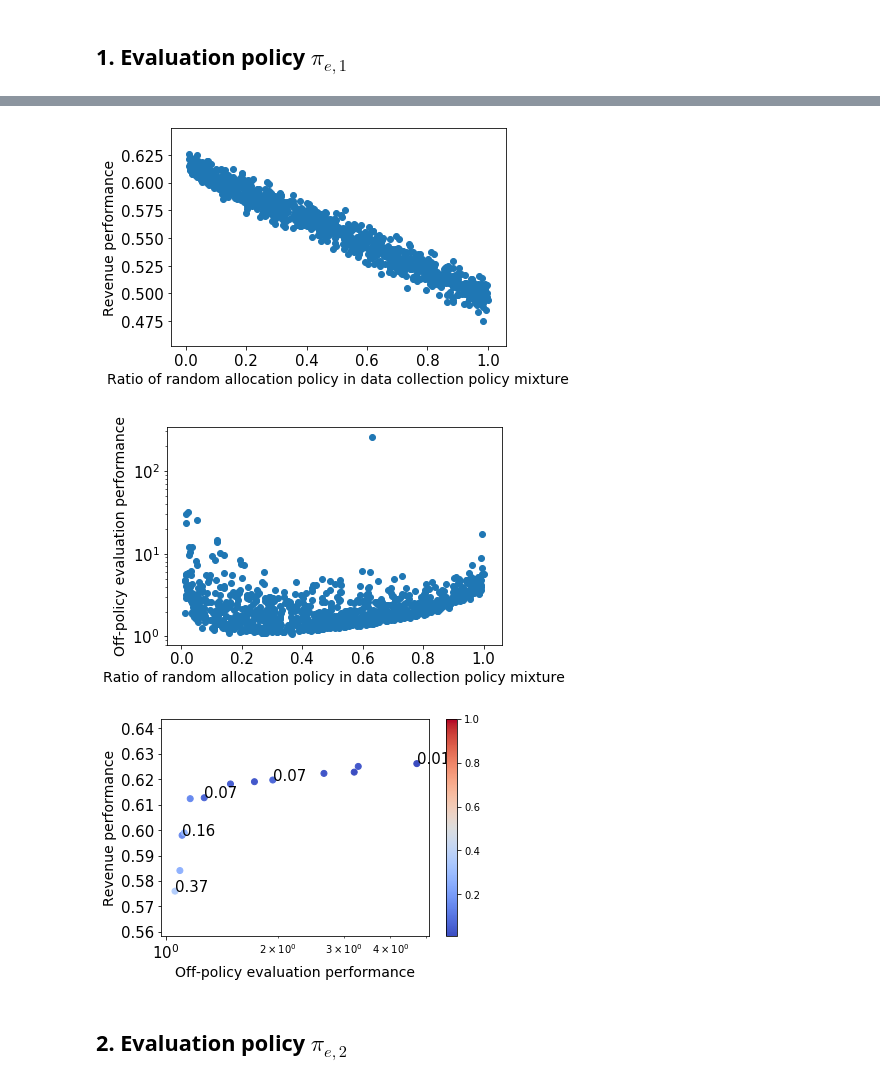
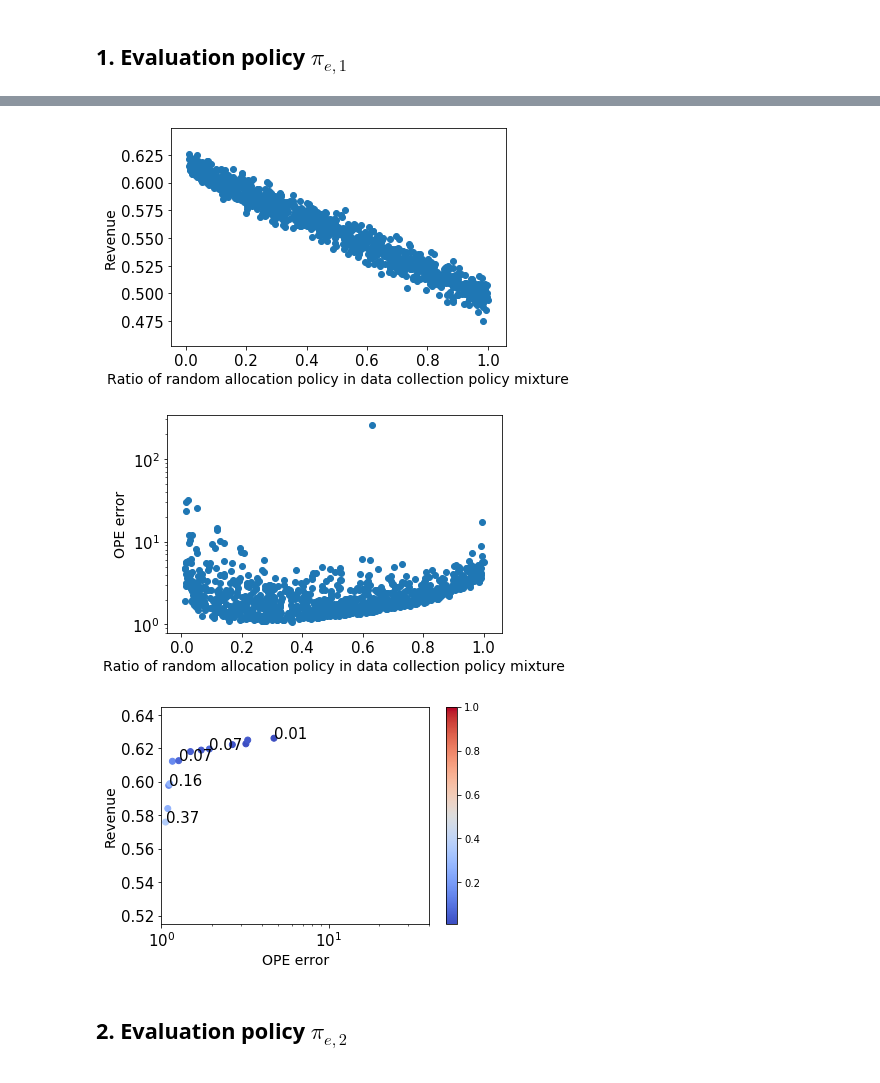
Before and after one commit to nnnnishi/pricai2024balancing, a Jupyter notebook: synthetic_experiments.ipynb, the cells around one changed output, grey strips where cells are left out. Cells and saved outputs as stored; diff of their text form; code cells hidden in the pictures.

```diff
--- a/synthetic_experiments.ipynb
+++ b/synthetic_experiments.ipynb
@@ -87,23 +87,23 @@ df[extract_col].to_csv('results/optuna_result_{}.csv'.format(now))
 # %%
 plt.scatter(df['params_pi1_prob'], df['values_0'])
 plt.xlabel('Ratio of random allocation policy in data collection policy mixture', fontsize=14)
-plt.ylabel('Revenue performance', fontsize=14)
+plt.ylabel('Revenue', fontsize=14)
 plt.xticks(fontsize=15)
 plt.yticks(fontsize=15)
 plt.savefig('results/revenue_synthetic_1.pdf', bbox_inches='tight')
 # %% [output]
-[figure, old version]
+[figure, new version]
 # %%
 # markerサイズを変更
 plt.scatter(df['params_pi1_prob'], df['values_1'])
 plt.xlabel('Ratio of random allocation policy in data collection policy mixture', fontsize=14)
-plt.ylabel('Off-policy evaluation performance', fontsize=14)
+plt.ylabel('OPE error', fontsize=14)
 plt.xticks(fontsize=15)
 plt.yticks(fontsize=15)
 plt.yscale('log')
 plt.savefig('results/ope_synthetic_1.pdf', bbox_inches='tight')
 # %% [output]
-[figure, old version]
+[figure, new version]
 # %%
 dominates = [False]*len(df)
 values_0 = list(df['values_0'])
@@ -125,10 +125,14 @@ dom_df.reset_index(drop=True, inplace=True)
 plt.scatter(dom_df['values_1'], dom_df['values_0'], c=dom_df['params_pi1_prob'], cmap='coolwarm')
 plt.clim(0.01, 1)
 plt.colorbar()
-plt.xlabel('Off-policy evaluation performance', fontsize=14)
-plt.ylabel('Revenue performance', fontsize=14)
+plt.xlabel('OPE error', fontsize=14)
+plt.ylabel('Revenue', fontsize=14)
 plt.xticks(fontsize=15)
 plt.yticks(fontsize=15)
+# 縦軸の範囲を変更
+plt.ylim(0.515, 0.645)
+# 横軸の範囲を変更
+plt.xlim(1, 40)
 plt.xscale('log')
 max_idx = 0
 min_idx = len(dom_df) - 1
@@ -142,7 +146,7 @@ plt.text(dom_df['values_1'][q2_idx] , dom_df['values_0'][q2_idx], '{:.2f}'.forma
 plt.text(dom_df['values_1'][q3_idx] , dom_df['values_0'][q3_idx], '{:.2f}'.format(dom_df['params_pi1_prob'][q3_idx]), fontsize=15)
 plt.savefig('results/curve_synthetic_1.pdf', bbox_inches='tight')
 # %% [output]
-[figure, old version]
+[figure, new version]
 # %% [markdown]
 ## 2. Evaluation policy $\pi_{e,2}$
 # %%
```
Also changed, not shown: parts of 6 cells of this notebook, 7 other files.
